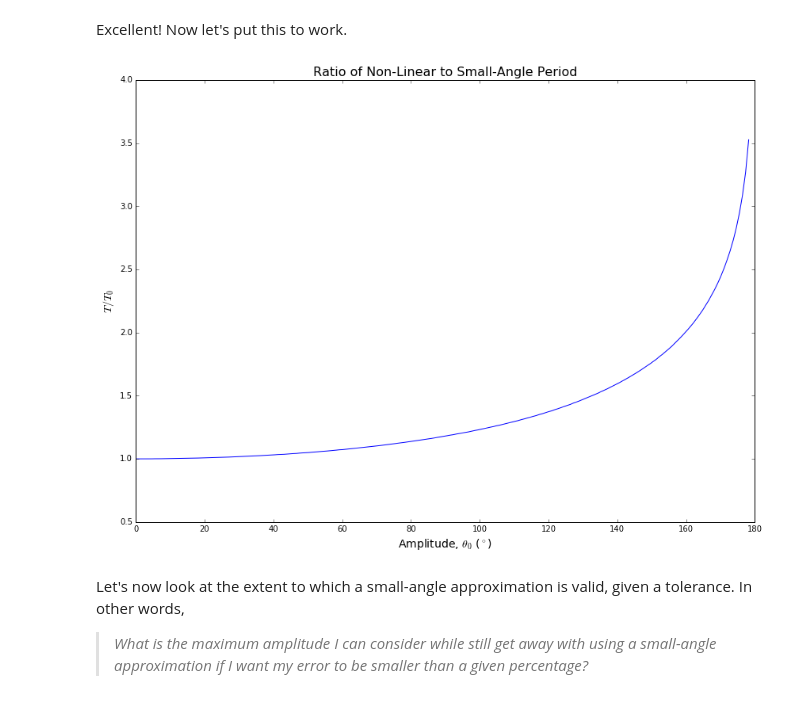
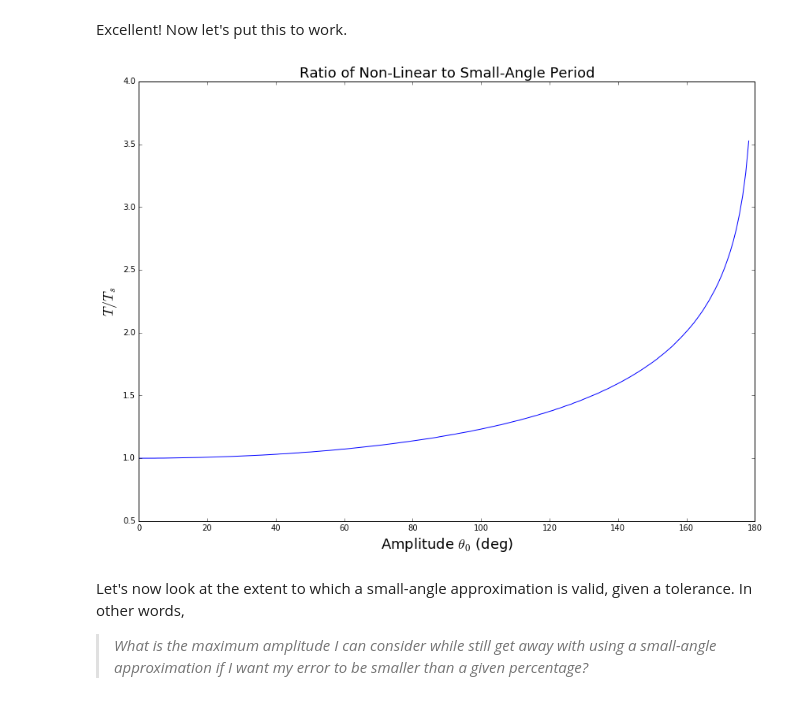
Before and after one commit to selimb/schoolstuff, a Jupyter notebook: mech546/ass1/notebook.ipynb, the cells around one changed output. Cells and saved outputs as stored; diff of their text form; code cells hidden in the pictures.

```diff
--- a/mech546/ass1/notebook.ipynb
+++ b/mech546/ass1/notebook.ipynb
@@ -246,18 +259,18 @@ for i in range(len(all_theta0)):
     t, x = integrate(pendulum, x0, h, tf)
     all_T[i] = find_period(t, x[:, 0])
 
-T0 = 2*PI*np.sqrt(L/G)
+Ts = 2*PI*np.sqrt(L/G)
 # %%
 fig, ax = plt.subplots(figsize=(14, 10))
-T_ratio = all_T/T0
+T_ratio = all_T/Ts
 ampl = all_theta0/PI*180
 ax.plot(ampl, T_ratio)
-ax.set_xlabel('Amplitude, $\\theta_0$ ($^\circ$)', fontsize=14)
-ax.set_ylabel('$T/T_0$', fontsize=14)
-ax.set_title('Ratio of Non-Linear to Small-Angle Period', fontsize=16)
+ax.set_xlabel('Amplitude $\\theta_0$ (deg)', fontsize=18)
+ax.set_ylabel('$T/T_s$', fontsize=18)
+ax.set_title('Ratio of Non-Linear to Small-Angle Period', fontsize=18)
 plt.show()
 # %% [output]
-[figure, old version]
+[figure, new version]
 # %% [markdown]
 Let's now look at the extent to which a small-angle approximation is valid, given a tolerance. In other words,
 
```
Also changed, not shown: parts of 4 cells of this notebook.
